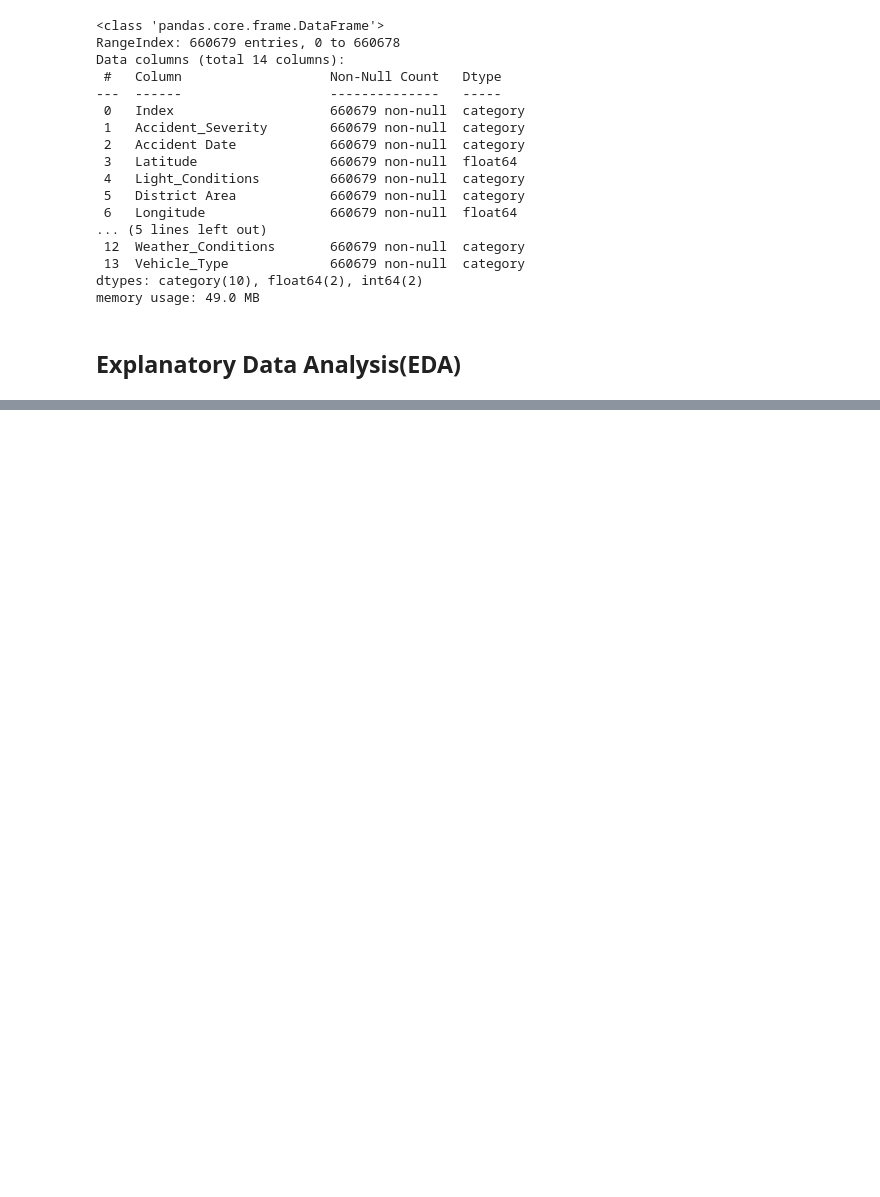
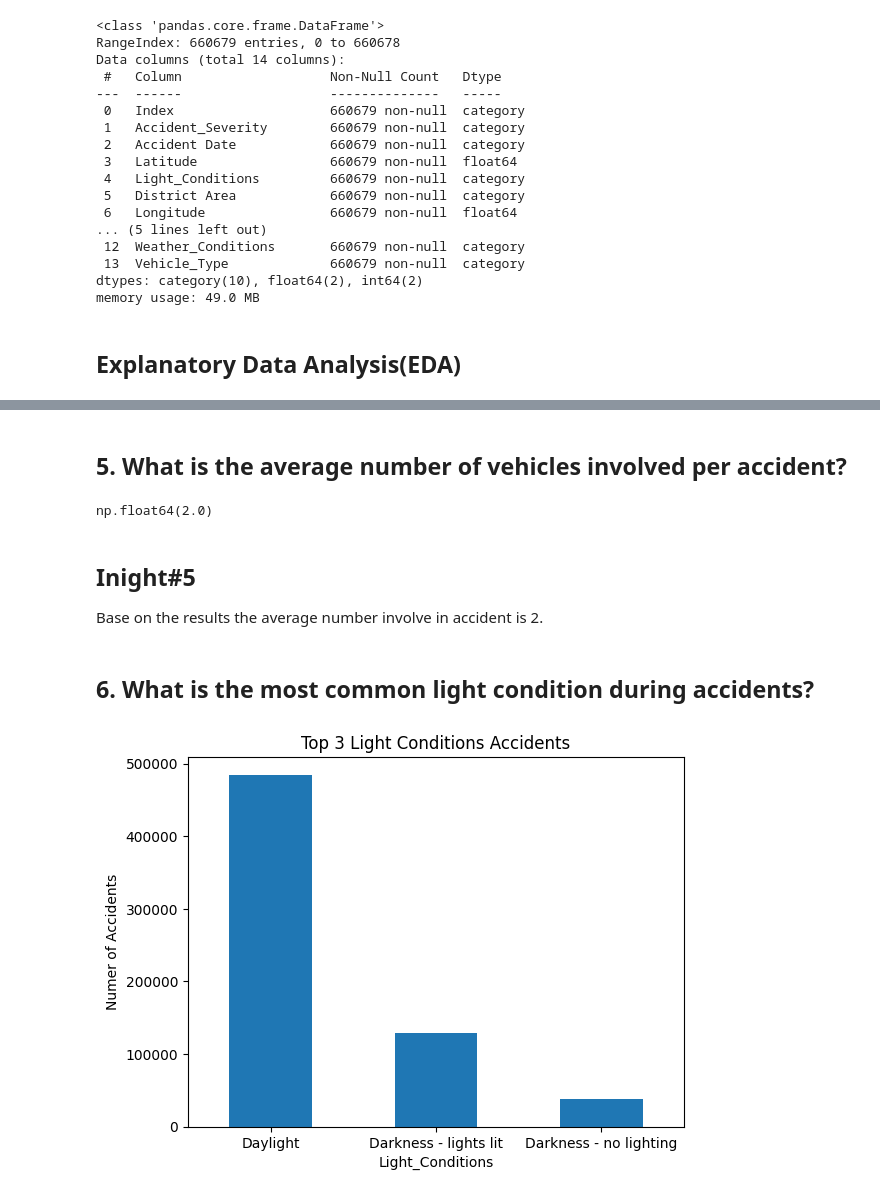
Before and after one commit to kamatisss/ELEC303-DATA-ANALYTICS-AMANTE, a Jupyter notebook: activity3.ipynb, the cells around one changed output, grey strips where cells are left out. Cells and saved outputs as stored; diff of their text form; code cells hidden in the pictures; blank space fills up the shorter version.

```diff
--- a/activity3.ipynb
+++ b/activity3.ipynb
@@ -388,0 +223,20 @@ birmingham_map
+# %% [markdown]
+<h2>5. What is the average number of vehicles involved per accident?</h2>
+# %%
+round(road_acci_df['Number_of_Vehicles'].mean(),0)
+# %% [output]
+np.float64(2.0)
+# %% [markdown]
+<h2>Inight#5</h2>
+<p>Base on the results the average number involve in accident is 2.</p>
+# %% [markdown]
+<h2>6. What is the most common light condition  during accidents?</h2>
+# %%
+cmmn_light_con = road_acci_df['Light_Conditions'].value_counts().head(3)
+cmmn_light_con.plot(kind='bar')
+plt.title('Top 3 Light Conditions Accidents')
+plt.ylabel('Numer of Accidents')
+plt.xticks(rotation=0)
+plt.show()
+# %% [output]
+[figure, added]
```
Also changed, not shown: parts of 130 cells of this notebook.
